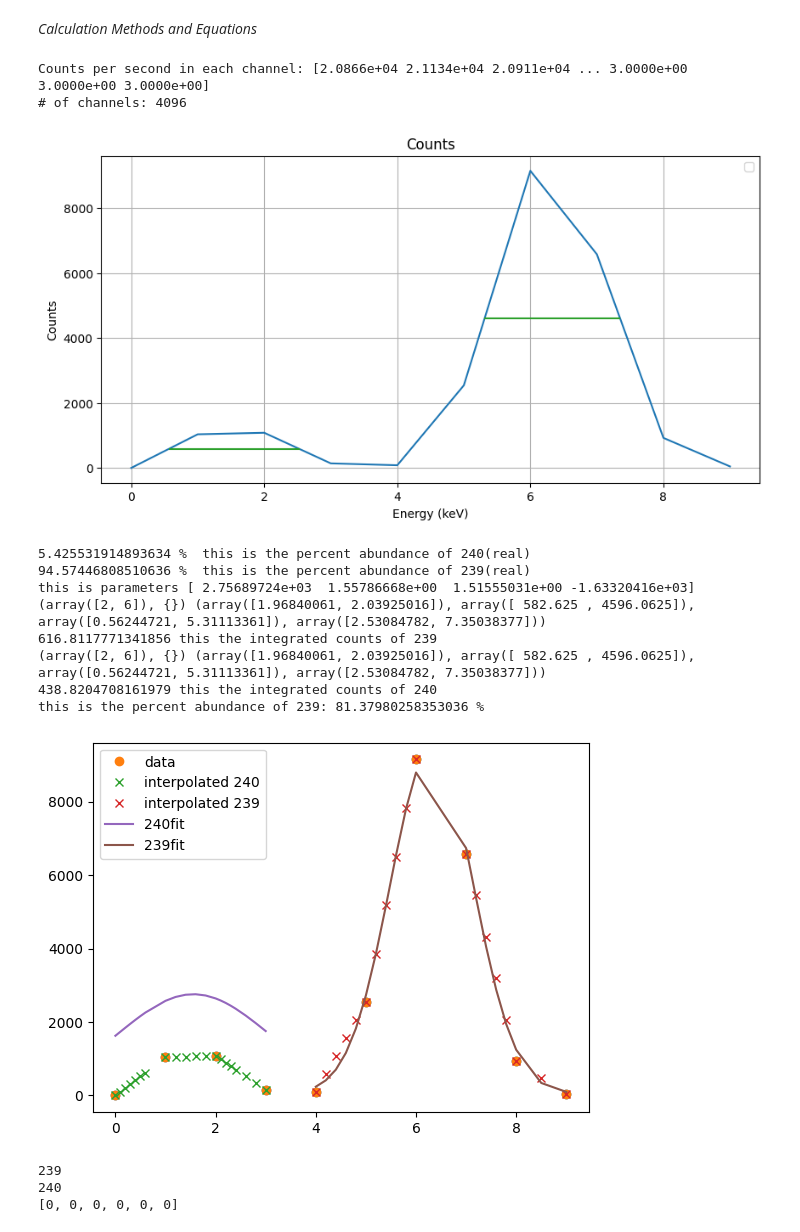
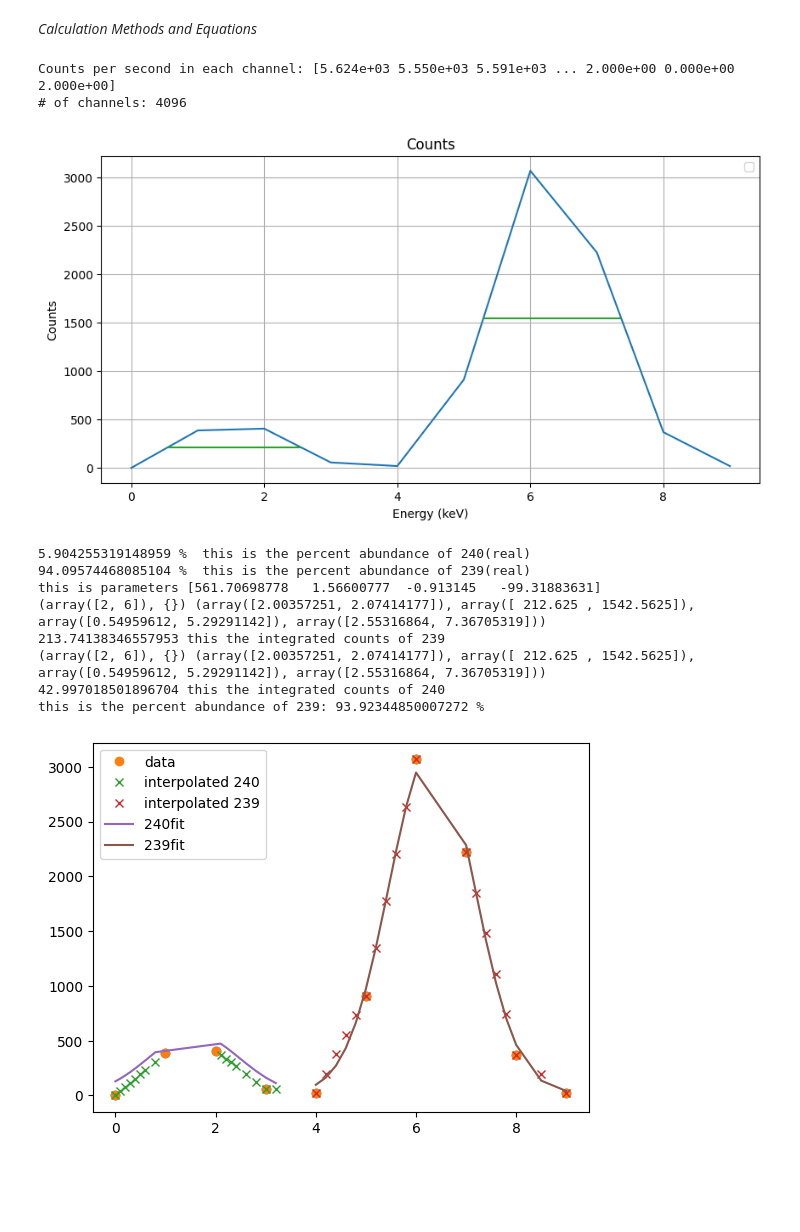
Before and after one commit to ChallisH/Arms-Control-Project-2025, a Jupyter notebook: pu600.ipynb, the cells around one changed output. Drawn from its saved outputs; the diff is of its cells as text; code cells hidden in the pictures; blank space fills up the shorter version.

```diff
--- a/pu600.ipynb
+++ b/pu600.ipynb
@@ -15,30 +12,0 @@ import SpecUtils
-# %%
-import numpy as np
-from scipy.signal import chirp, find_peaks, peak_widths
-import matplotlib.pyplot as plt
-
-x = np.linspace(0, 6 * np.pi, 1000)
-
-x = np.sin(x) + 0.6 * np.sin(2.6 * x)
-
-
-def fwhm(x):
-
-    peaks, _ = find_peaks(x)
-    for i in peaks:
-        print(x,peaks)
-        results_half = peak_widths(x, peaks, rel_height=0.5)
-        results_half[0]  # widths
-        print(results_half[0])
-        results_full = peak_widths(x, peaks, rel_height=1)
-        results_full[0]  # widths
-
-        plt.plot(x)
-        plt.plot(peaks, x[peaks], "x")
-        plt.hlines(*results_half[1:], color="C2")
-        plt.hlines(*results_full[1:], color="C3")
-        plt.show()
-
-a=[1,2,3,4,5,6,5,4,3,2,1]
-b=[1,2,3,4,5,6,7,8,9,10,11]
-fwhm(x)
@@ -251,8 +109,9 @@ def main():
 
     ### Load spectra
     ##CHANGE THE THING BASED ON THE FILE
-    pcf_file = r"C:\Users\footb\OneDrive\Documents\Python Scripts\Synthetic Spectra\Synthetic Spectra\Pu_Lead0.7cm_Det100cm_HPGe_outps\Pu_Lead0.7cm_Det100cm_HPGe_CPS_tally18.pcf"
+    pcf_file = r"C:\Users\footb\OneDrive\Documents\Python Scripts\Synthetic Spectra\Synthetic Spectra\Pu_Steel4.5cm_Det60cm_HPGe_outps\Pu_Steel4.5cm_Det60cm_HPGe_CPS_tally48.pcf"
     spectra = load_spectra(pcf_file)
+    #C:\Users\footb\OneDrive\Documents\Python Scripts\Synthetic Spectra\Synthetic Spectra\Pu_Steel4.5cm_Det60cm_HPGe_outps\Pu_Steel4.5cm_Det60cm_HPGe_CPS_tally48.pcf
     #C:\Users\footb\OneDrive\Documents\Python Scripts\Synthetic Spectra\Synthetic Spectra\Pu_Lead0.7cm_Det100cm_HPGe_outps\Pu_Lead0.7cm_Det100cm_HPGe_CPS_tally18.pcf
     #C:\Users\footb\OneDrive\Documents\Python Scripts\Synthetic Spectra\Synthetic Spectra\Pu_Steel3.5cm_Det60cm_HPGe_outps\Pu_Steel3.5cm_Det60cm_HPGe_CPS_tally8.pcf
     #C:\Users\footb\OneDrive\Documents\Python Scripts\Synthetic Spectra\Synthetic Spectra\Pu_HDPE4.0cm_Det100cm_HPGe_outps\Pu_HDPE4.0cm_Det100cm_HPGe_CPS_tally18.pcf
@@ -473,7 +332,7 @@ def mainmain():
     plt.plot(x[55:65], 'o')
 
     # Define the Gaussian function
-    ta=[0,0.1,0.2,0.3,0.4,0.5,0.6,1,1.2,1.4,1.6,1.8,2,2.1,2.2,2.3,2.4,2.6,2.8,3]
+    ta=[0,0.1,0.2,0.3,0.4,0.5,0.6,0.8,2.1,2.2,2.3,2.4,2.6,2.8,3,3.2]
     tb=[4,4.2,4.4,4.6,4.8,5,5.2,5.4,5.6,5.8,6,7,7.2,7.4,7.6,7.8,8,8.5,9]
     ta=np.asarray(ta)
     tb=np.asarray(tb)
@@ -481,7 +340,7 @@ def mainmain():
         return a * np.exp(-0.5 * np.power((x-b) / c, 2.0)) + offset
 
 
-    xinterp240=np.interp(ta,[0,1,2,3,4],x[55:60])
+    xinterp240=np.interp(ta,[0,1,2,3],x[55:59])
     a = max(ta)
     b = max((ta) - min(ta)) / 2.0 + min(ta)
     c = 1.0 # my guess from the equation
@@ -534,51 +393,41 @@ def mainmain():
         print(w,a)
         if isotope ==239:
 
 
             xo=a[2][1]
             Yo=np.interp(xo,[0,1,2,3,4,5,6,7,8,9],x[55:65])
             #Yi= netCounts(Yo, a[0][1], w[0][1], xo, channelw)
             Yi=trapezoid(fit_y2,None,0.01)
             Awns[0]=Yi
             print(Yi,'this the integrated counts of 239')
             Awns[1]=Bj
             Awns[4]=T
         if isotope ==240:
             xo=a[2][0]
             Yo=np.interp(xo,[0,1,2,3,4,5,6,7,8,9],x[55:65])
 
 
             #Yi= netCounts(Yo, a[0][0], w[0][0],xo, channelw)
             Yi=trapezoid(fit_y1,None,0.01)
             Awns[2]=Yi
             print(Yi,'this the integrated counts of 240')
             Awns[3]=Bj
             Awns[5]=T
     Awns[6]=Ayob(Awns[0],Awns[1],Awns[2],Awns[3],Awns[4],Awns[5])
 
     print('this is the percent abundance of 239:',Awns[6],'%')
 
 mainmain()
 # %% [output]
-Counts per second in each channel: [2.0866e+04 2.1134e+04 2.0911e+04 ... 3.0000e+00 3.0000e+00 3.0000e+00]
+Counts per second in each channel: [5.624e+03 5.550e+03 5.591e+03 ... 2.000e+00 0.000e+00 2.000e+00]
 # of channels: 4096
-[figure, old version]
+[figure, new version]
-5.425531914893634 %  this is the percent abundance of 240(real)
-94.57446808510636 %  this is the percent abundance of 239(real)
-this is parameters [ 2.75689724e+03  1.55786668e+00  1.51555031e+00 -1.63320416e+03]
-(array([2, 6]), {}) (array([1.96840061, 2.03925016]), array([ 582.625 , 4596.0625]), array([0.56244721, 5.31113361]), array([2.53084782, 7.35038377]))
-616.8117771341856 this the integrated counts of 239
-(array([2, 6]), {}) (array([1.96840061, 2.03925016]), array([ 582.625 , 4596.0625]), array([0.56244721, 5.31113361]), array([2.53084782, 7.35038377]))
-438.8204708161979 this the integrated counts of 240
-this is the percent abundance of 239: 81.37980258353036 %
+5.904255319148959 %  this is the percent abundance of 240(real)
+94.09574468085104 %  this is the percent abundance of 239(real)
+this is parameters [561.70698778   1.56600777  -0.913145   -99.31883631]
+(array([2, 6]), {}) (array([2.00357251, 2.07414177]), array([ 212.625 , 1542.5625]), array([0.54959612, 5.29291142]), array([2.55316864, 7.36705319]))
+213.74138346557953 this the integrated counts of 239
+(array([2, 6]), {}) (array([2.00357251, 2.07414177]), array([ 212.625 , 1542.5625]), array([0.54959612, 5.29291142]), array([2.55316864, 7.36705319]))
+42.997018501896704 this the integrated counts of 240
+this is the percent abundance of 239: 93.92344850007272 %
-[figure, old version]
+[figure, new version]
-# %%
-L=[239,240]
-Awns=[0,0,0,0,0,0]
-for isotope in L:
-    print(isotope)
-print(Awns)
-# %% [output]
-239
-240
-[0, 0, 0, 0, 0, 0]
```
Also changed, not shown: parts of 6 cells of this notebook.
